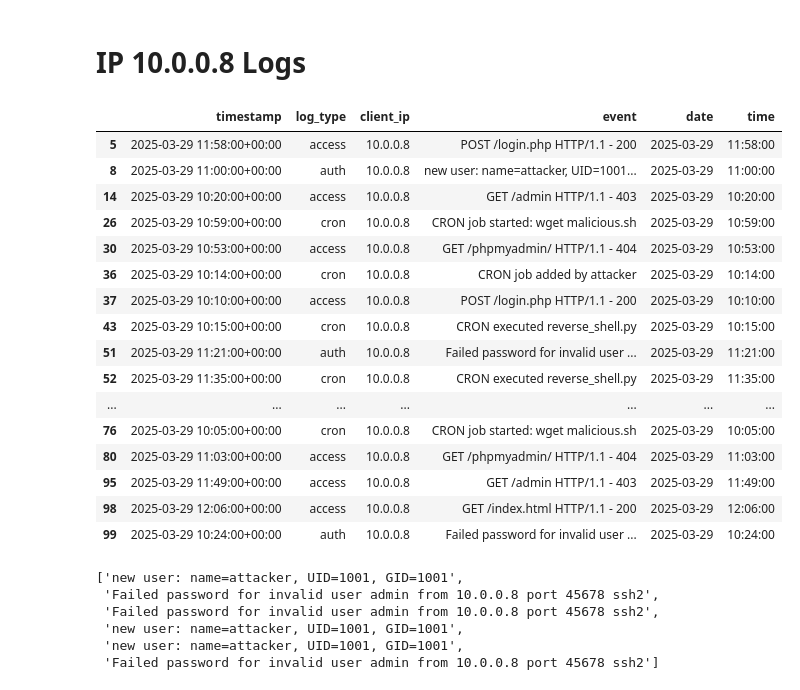
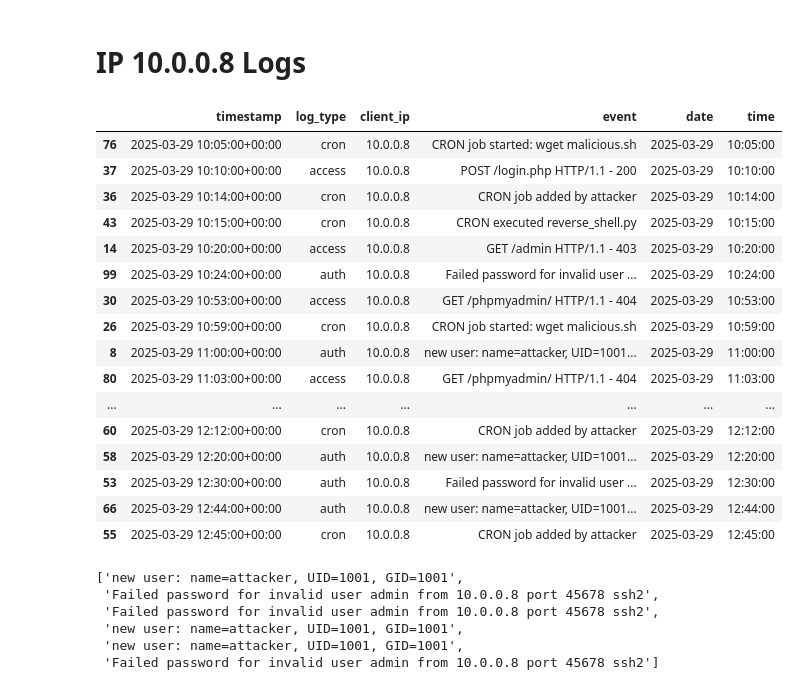
Before and after one commit to Zz1rg/CyberGroup2, a Jupyter notebook: AnalyzeLog.ipynb, the cells around one changed output. Saved outputs shown, nothing was run; the diff lists cells and outputs as text; code cells hidden in the pictures.

```diff
--- a/AnalyzeLog.ipynb
+++ b/AnalyzeLog.ipynb
@@ -257,25 +275,25 @@ df[(df['client_ip'] == '192.168.1.10') & (df['log_type'] == 'cron')]['event'].to
 # %% [markdown]
 # IP 10.0.0.8 Logs
 # %%
-df[df['client_ip'] == '10.0.0.8']
+df[df['client_ip'] == '10.0.0.8'].sort_values(by='timestamp')
 # %% [output]
 |  | timestamp | log_type | client_ip | event | date | time |
-| 5 | 2025-03-29 11:58:00+00:00 | access | 10.0.0.8 | POST /login.php HTTP/1.1 - 200 | 2025-03-29 | 11:58:00 |
+| 76 | 2025-03-29 10:05:00+00:00 | cron | 10.0.0.8 | CRON job started: wget malicious.sh | 2025-03-29 | 10:05:00 |
+| 37 | 2025-03-29 10:10:00+00:00 | access | 10.0.0.8 | POST /login.php HTTP/1.1 - 200 | 2025-03-29 | 10:10:00 |
+| 36 | 2025-03-29 10:14:00+00:00 | cron | 10.0.0.8 | CRON job added by attacker | 2025-03-29 | 10:14:00 |
+| 43 | 2025-03-29 10:15:00+00:00 | cron | 10.0.0.8 | CRON executed reverse_shell.py | 2025-03-29 | 10:15:00 |
+| 14 | 2025-03-29 10:20:00+00:00 | access | 10.0.0.8 | GET /admin HTTP/1.1 - 403 | 2025-03-29 | 10:20:00 |
+| 99 | 2025-03-29 10:24:00+00:00 | auth | 10.0.0.8 | Failed password for invalid user ... | 2025-03-29 | 10:24:00 |
+| 30 | 2025-03-29 10:53:00+00:00 | access | 10.0.0.8 | GET /phpmyadmin/ HTTP/1.1 - 404 | 2025-03-29 | 10:53:00 |
+| 26 | 2025-03-29 10:59:00+00:00 | cron | 10.0.0.8 | CRON job started: wget malicious.sh | 2025-03-29 | 10:59:00 |
 | 8 | 2025-03-29 11:00:00+00:00 | auth | 10.0.0.8 | new user: name=attacker, UID=1001... | 2025-03-29 | 11:00:00 |
-| 14 | 2025-03-29 10:20:00+00:00 | access | 10.0.0.8 | GET /admin HTTP/1.1 - 403 | 2025-03-29 | 10:20:00 |
-| 26 | 2025-03-29 10:59:00+00:00 | cron | 10.0.0.8 | CRON job started: wget malicious.sh | 2025-03-29 | 10:59:00 |
-| 30 | 2025-03-29 10:53:00+00:00 | access | 10.0.0.8 | GET /phpmyadmin/ HTTP/1.1 - 404 | 2025-03-29 | 10:53:00 |
-| 36 | 2025-03-29 10:14:00+00:00 | cron | 10.0.0.8 | CRON job added by attacker | 2025-03-29 | 10:14:00 |
-| 37 | 2025-03-29 10:10:00+00:00 | access | 10.0.0.8 | POST /login.php HTTP/1.1 - 200 | 2025-03-29 | 10:10:00 |
-| 43 | 2025-03-29 10:15:00+00:00 | cron | 10.0.0.8 | CRON executed reverse_shell.py | 2025-03-29 | 10:15:00 |
-| 51 | 2025-03-29 11:21:00+00:00 | auth | 10.0.0.8 | Failed password for invalid user ... | 2025-03-29 | 11:21:00 |
-| 52 | 2025-03-29 11:35:00+00:00 | cron | 10.0.0.8 | CRON executed reverse_shell.py | 2025-03-29 | 11:35:00 |
+| 80 | 2025-03-29 11:03:00+00:00 | access | 10.0.0.8 | GET /phpmyadmin/ HTTP/1.1 - 404 | 2025-03-29 | 11:03:00 |
 | ... | ... | ... | ... | ... | ... | ... |
-| 76 | 2025-03-29 10:05:00+00:00 | cron | 10.0.0.8 | CRON job started: wget malicious.sh | 2025-03-29 | 10:05:00 |
-| 80 | 2025-03-29 11:03:00+00:00 | access | 10.0.0.8 | GET /phpmyadmin/ HTTP/1.1 - 404 | 2025-03-29 | 11:03:00 |
-| 95 | 2025-03-29 11:49:00+00:00 | access | 10.0.0.8 | GET /admin HTTP/1.1 - 403 | 2025-03-29 | 11:49:00 |
-| 98 | 2025-03-29 12:06:00+00:00 | access | 10.0.0.8 | GET /index.html HTTP/1.1 - 200 | 2025-03-29 | 12:06:00 |
-| 99 | 2025-03-29 10:24:00+00:00 | auth | 10.0.0.8 | Failed password for invalid user ... | 2025-03-29 | 10:24:00 |
+| 60 | 2025-03-29 12:12:00+00:00 | cron | 10.0.0.8 | CRON job added by attacker | 2025-03-29 | 12:12:00 |
+| 58 | 2025-03-29 12:20:00+00:00 | auth | 10.0.0.8 | new user: name=attacker, UID=1001... | 2025-03-29 | 12:20:00 |
+| 53 | 2025-03-29 12:30:00+00:00 | auth | 10.0.0.8 | Failed password for invalid user ... | 2025-03-29 | 12:30:00 |
+| 66 | 2025-03-29 12:44:00+00:00 | auth | 10.0.0.8 | new user: name=attacker, UID=1001... | 2025-03-29 | 12:44:00 |
+| 55 | 2025-03-29 12:45:00+00:00 | cron | 10.0.0.8 | CRON job added by attacker | 2025-03-29 | 12:45:00 |
 # %%
 df[(df['client_ip'] == '10.0.0.8') & (df['log_type'] == 'auth')]['event'].to_list()
 # %% [output]
```
Also changed, not shown: parts of 5 cells of this notebook.
